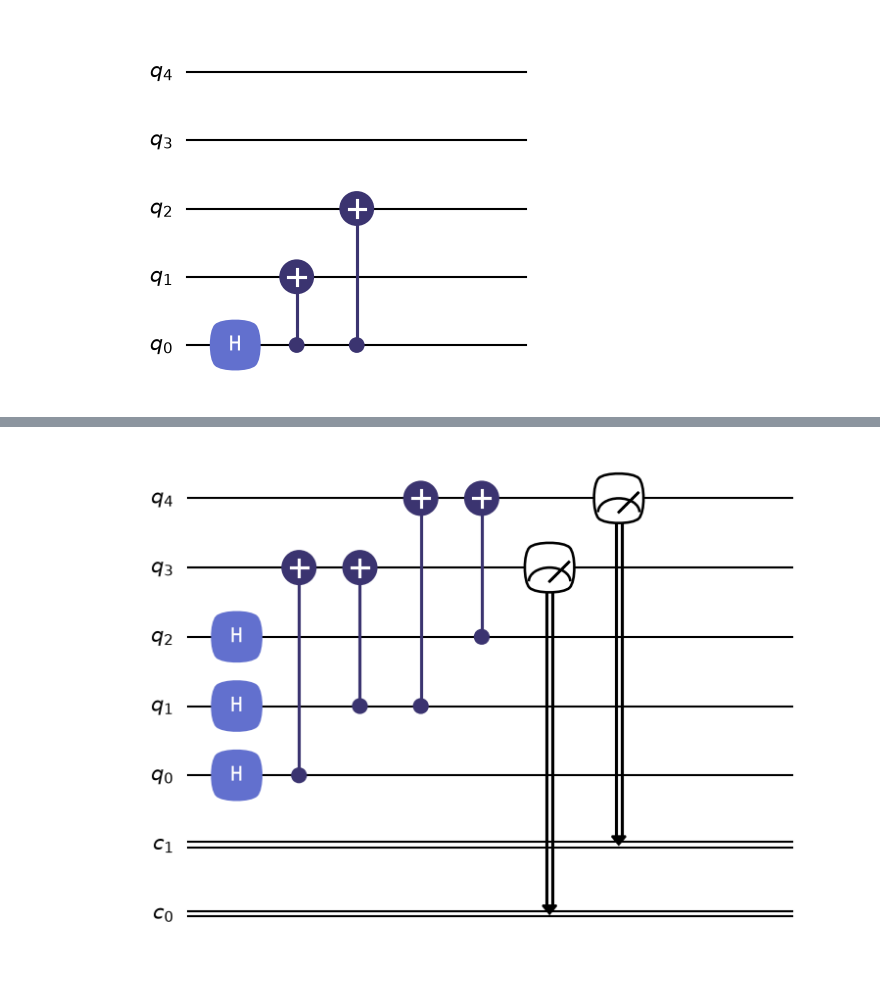
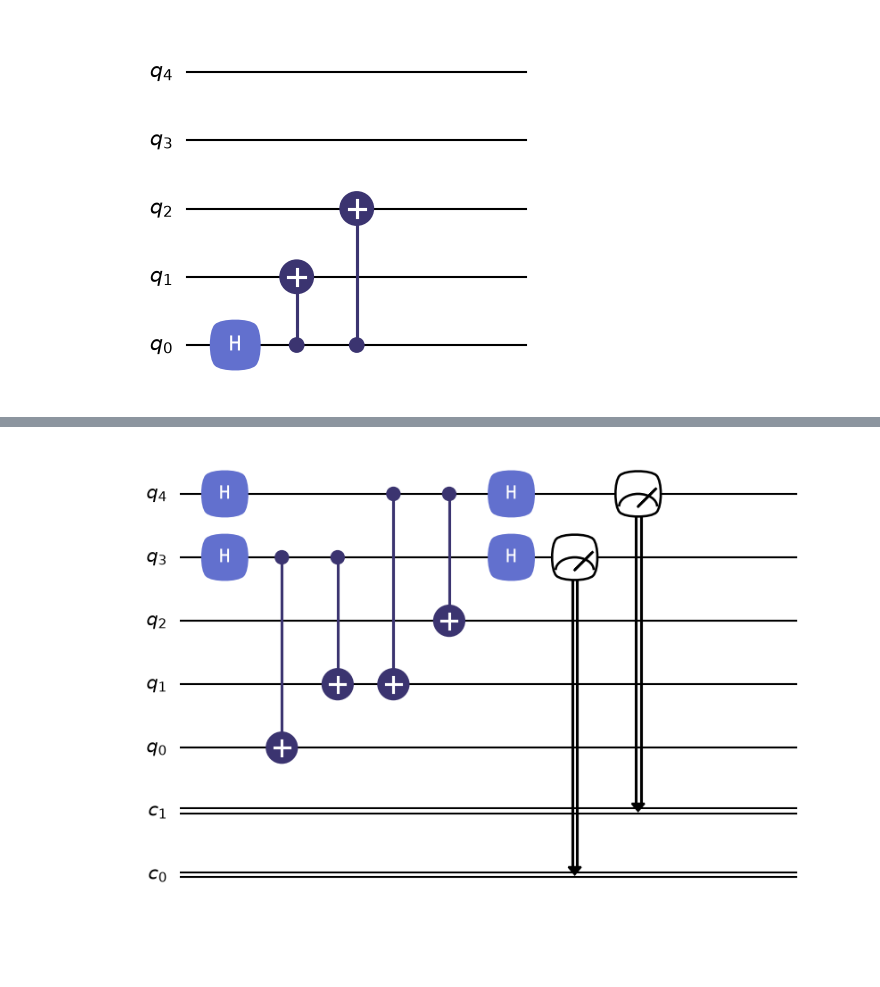
Before and after one commit to Al3xBarbe/Shor_9QBit, a Jupyter notebook: 3qbits_errorphase.ipynb, the cells around one changed output, grey strips where cells are left out. Cells and saved outputs as stored; diff of their text form; code cells hidden in the pictures; blank space fills up the shorter version.

```diff
--- a/3qbits_errorphase.ipynb
+++ b/3qbits_errorphase.ipynb
@@ -76,23 +74,25 @@ qsyn
 # %%
-#CIRCUITO PARA CORREGIR CON MEDIDAS
+#CIRCUITO PARA CORREGIR A PARTIR DE LAS MEDIDAS
 qdet1=QubitCircuit(5, reverse_states=False, num_cbits=2)
-qdet1.add_gate("H", targets=[0])
-qdet1.add_gate("H", targets=[1])
-qdet1.add_gate("H", targets=[2])
 
-qdet1.add_gate("CNOT", controls=[0], targets=[3])
-qdet1.add_gate("CNOT", controls=[1], targets=[3])
+qdet1.add_gate("H", targets=[3])
+qdet1.add_gate("H", targets=[4])
 
-qdet1.add_gate("CNOT", controls=[1], targets=[4])
-qdet1.add_gate("CNOT", controls=[2], targets=[4])
+qdet1.add_gate("CNOT", controls=[3], targets=[0])
+qdet1.add_gate("CNOT", controls=[3], targets=[1])
 
+qdet1.add_gate("CNOT", controls=[4], targets=[1])
+qdet1.add_gate("CNOT", controls=[4], targets=[2])
+
+qdet1.add_gate("H", targets=[3])
+qdet1.add_gate("H", targets=[4])
 
 qdet1.add_measurement("M0", targets=[3], classical_store=0)
 qdet1.add_measurement("M1", targets=[4], classical_store=1)
 
 qdet1
 # %% [output]
-[figure, old version]
+[figure, new version]
 # %%
 sim_qdet1 = CircuitSimulator(qdet1)
 resultado_noerror = sim_qdet1.run(state=encoded_state)
```
Also changed, not shown: parts of 17 cells of this notebook, 2 other files.
